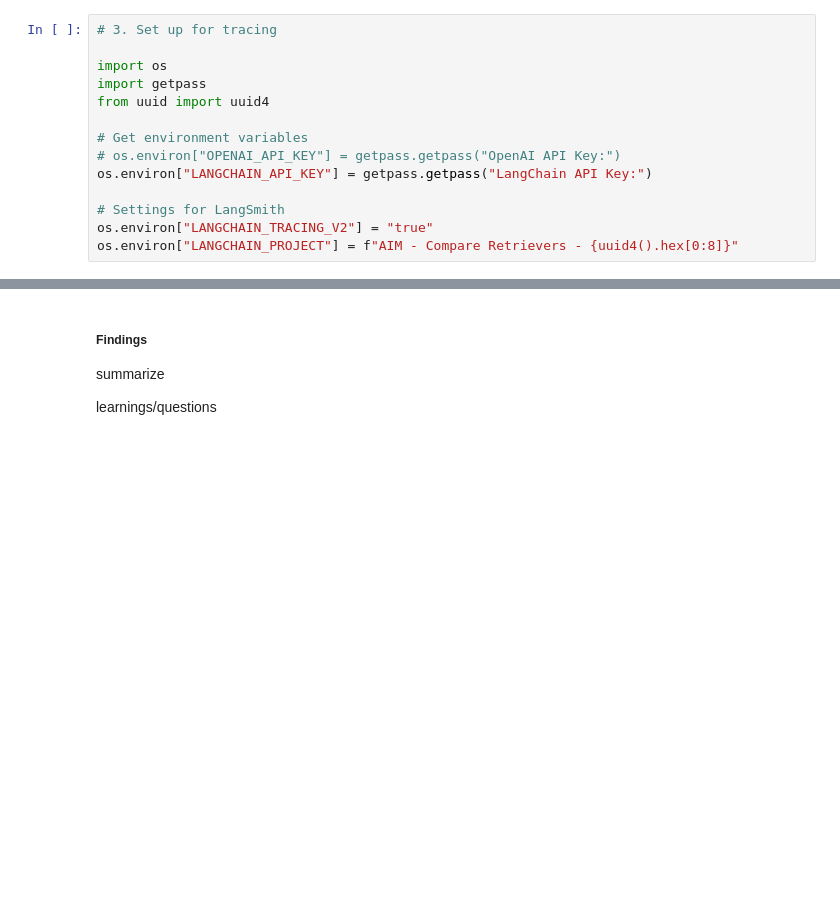
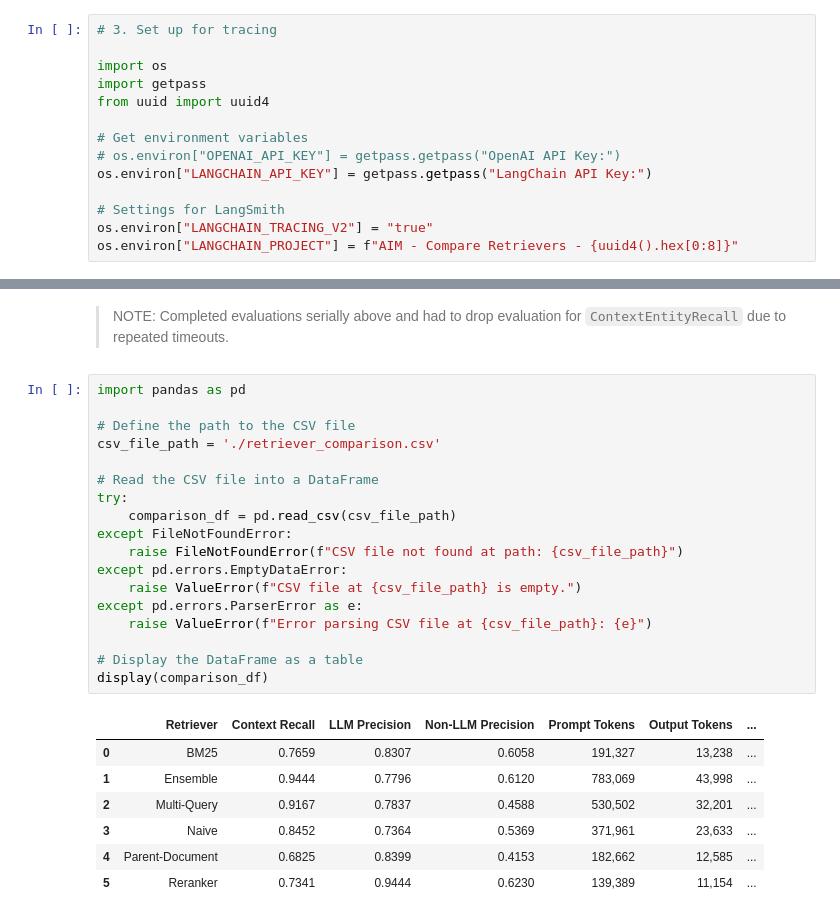
Before and after one commit to julie-berlin/aie-cohort-7, a Jupyter notebook: 09_Advanced_Retrieval/Advanced_Retrieval_with_LangChain_Assignment.ipynb, the cells around one changed output, grey strips where cells are left out. Cells and saved outputs as stored; diff of their text form; blank space fills up the shorter version.

```diff
--- a/09_Advanced_Retrieval/Advanced_Retrieval_with_LangChain_Assignment.ipynb
+++ b/09_Advanced_Retrieval/Advanced_Retrieval_with_LangChain_Assignment.ipynb
@@ -732,6 +748,28 @@ print(evaluation_result)
-# %% [markdown]
-##### Findings
-
-summarize
-
-learnings/questions
+# %% [markdown]
+> NOTE: Completed evaluations serially above and had to drop evaluation for `ContextEntityRecall` due to repeated timeouts.
+# %%
+import pandas as pd
+
+# Define the path to the CSV file
+csv_file_path = './retriever_comparison.csv'
+
+# Read the CSV file into a DataFrame
+try:
+    comparison_df = pd.read_csv(csv_file_path)
+except FileNotFoundError:
+    raise FileNotFoundError(f"CSV file not found at path: {csv_file_path}")
+except pd.errors.EmptyDataError:
+    raise ValueError(f"CSV file at {csv_file_path} is empty.")
+except pd.errors.ParserError as e:
+    raise ValueError(f"Error parsing CSV file at {csv_file_path}: {e}")
+
+# Display the DataFrame as a table
+display(comparison_df)
+# %% [output]
+|  | Retriever | Context Recall | LLM Precision | Non-LLM Precision | Prompt Tokens | Output Tokens | ... |
+| 0 | BM25 | 0.7659 | 0.8307 | 0.6058 | 191,327 | 13,238 | ... |
+| 1 | Ensemble | 0.9444 | 0.7796 | 0.6120 | 783,069 | 43,998 | ... |
+| 2 | Multi-Query | 0.9167 | 0.7837 | 0.4588 | 530,502 | 32,201 | ... |
+| 3 | Naive | 0.8452 | 0.7364 | 0.5369 | 371,961 | 23,633 | ... |
+| 4 | Parent-Document | 0.6825 | 0.8399 | 0.4153 | 182,662 | 12,585 | ... |
+| 5 | Reranker | 0.7341 | 0.9444 | 0.6230 | 139,389 | 11,154 | ... |
```
Also changed, not shown: parts of 10 cells of this notebook, 3 other files.
